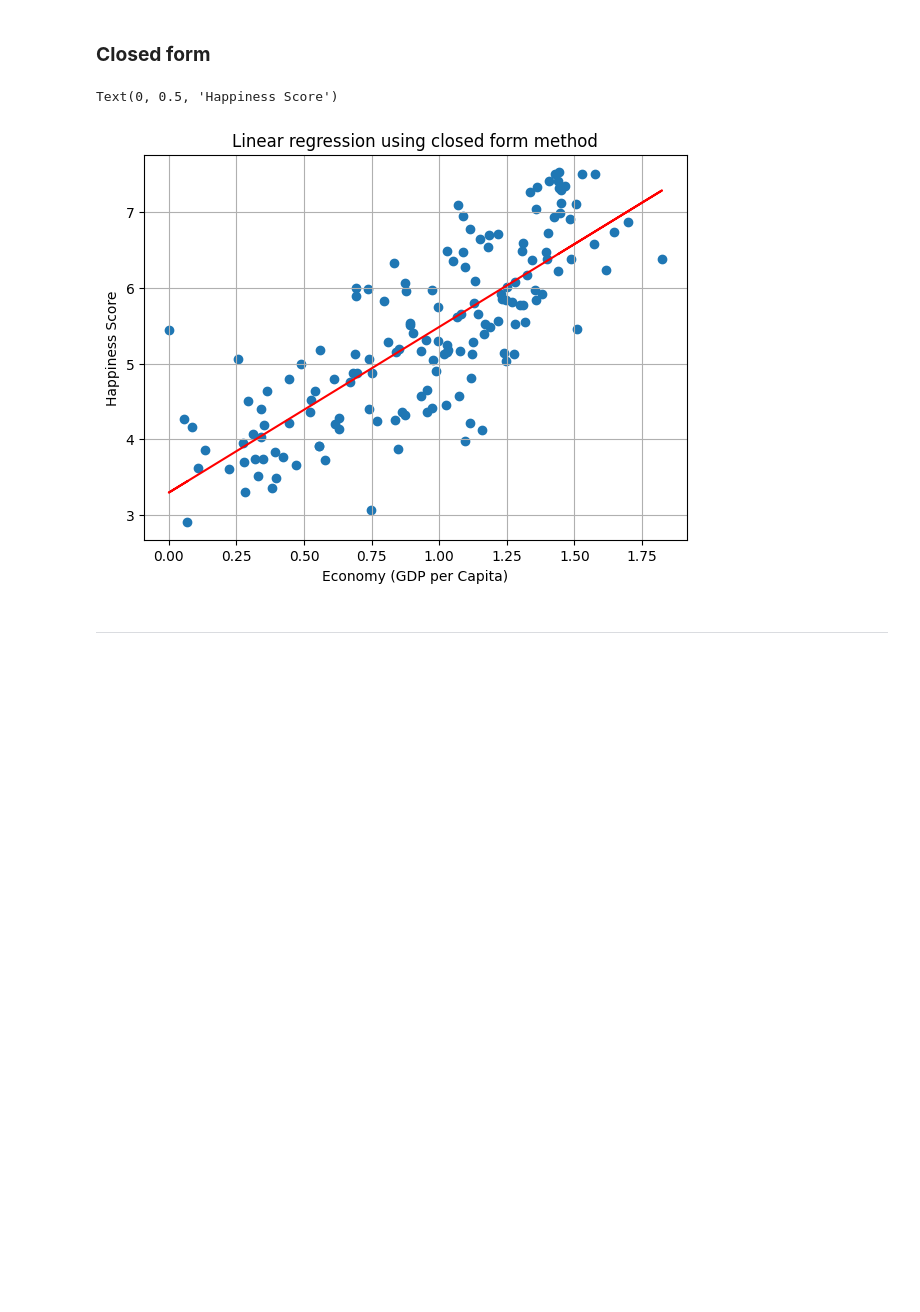
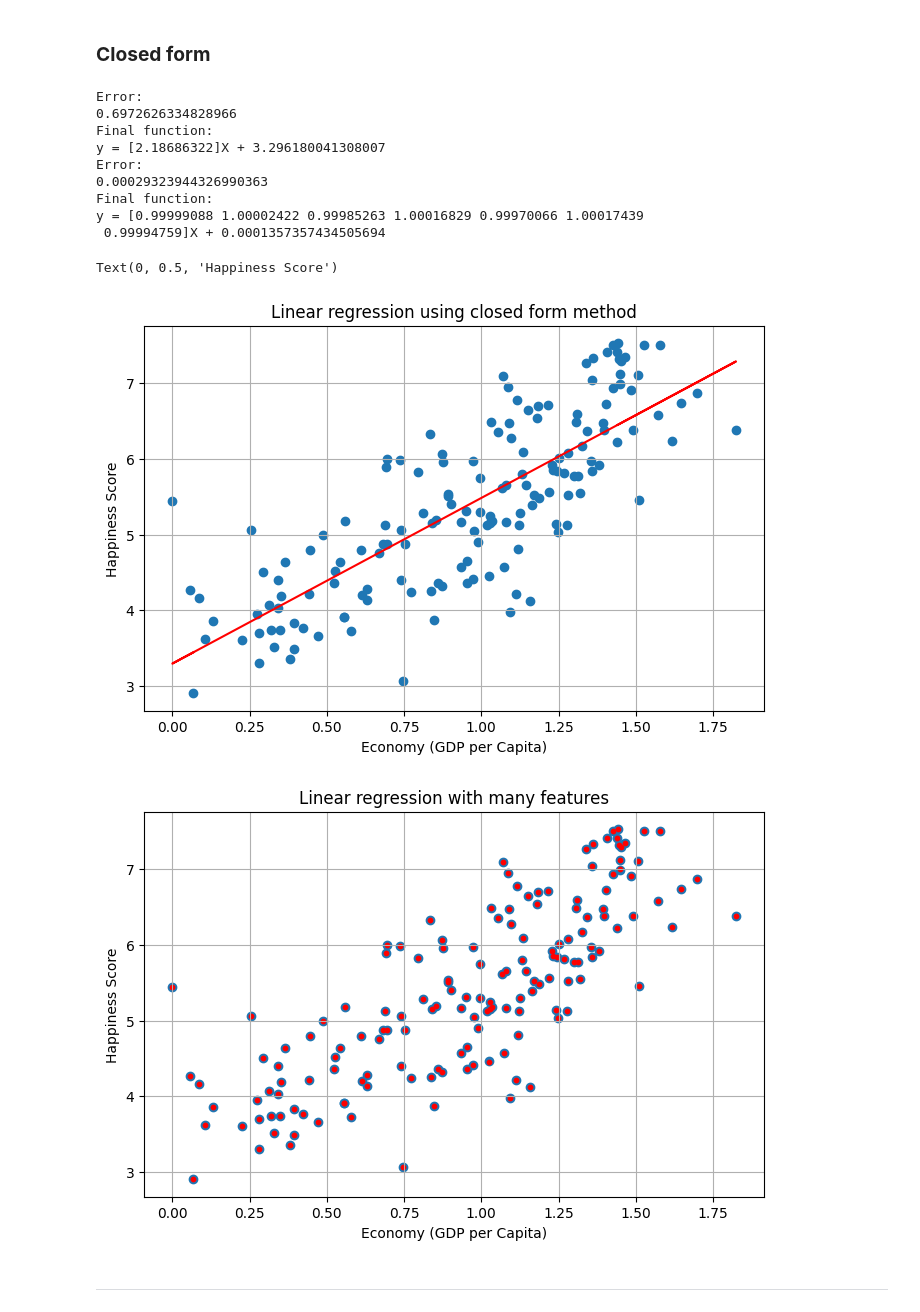
Before and after one commit to JasinskiKacper/machine_learning_from_scratch, a Jupyter notebook: 01_linear_regression/experiments.ipynb, the cells around one changed output. Drawn from its saved outputs; the diff is of its cells as text; code cells hidden in the pictures; blank space fills up the shorter version.

Commit message:
add metrics fix and end closed form and gradient descent

```diff
--- a/01_linear_regression/experiments.ipynb
+++ b/01_linear_regression/experiments.ipynb
@@ -110,24 +110,56 @@ for feature in features:
 # %%
 from closed_form import Linear_Regression_Closed_Form
 
 X = df['Economy (GDP per Capita)'].to_numpy()
 y = df['Happiness Score'].to_numpy()
 
 closed_form = Linear_Regression_Closed_Form()
 closed_form.fit(X, y)
 
 y_pred = closed_form.predict(X)
 
-plt.figure(figsize=(7, 5))
-plt.scatter(X, y)
-plt.plot(X, y_pred, color='red')
+print(f'Error:\n{RMSE(y, y_pred)}')
+print(f'Final function:\ny = {closed_form.weights}X + {closed_form.bias}')
+
+plt.figure(figsize=(8, 5))
+plt.scatter(X, y, label='Data')
+plt.plot(X, y_pred, color='red', label='Prediction')
 plt.grid(True)
 plt.title('Linear regression using closed form method')
 plt.xlabel('Economy (GDP per Capita)')
 plt.ylabel('Happiness Score')
+
+X = df[features].to_numpy()
+y = df['Happiness Score'].to_numpy()
+
+closed_form = Linear_Regression_Closed_Form()
+closed_form.fit(X, y)
+
+y_pred = closed_form.predict(X)
+
+print(f'Error:\n{RMSE(y, y_pred)}')
+print(f'Final function:\ny = {closed_form.weights}X + {closed_form.bias}')
+
+plt.figure(figsize=(8, 5))
+plt.scatter(X[:, 0], y, label='Data')
+plt.scatter(X[:, 0], y_pred, color='red', s=10, label='Prediction')
+plt.grid(True)
+plt.title('Linear regression with many features')
+plt.xlabel('Economy (GDP per Capita)')
+plt.ylabel('Happiness Score')
 # %% [output]
-Text(0, 0.5, 'Happiness Score')
+Error:
+0.6972626334828966
+Final function:
+y = [2.18686322]X + 3.296180041308007
+Error:
+0.00029323944326990363
+Final function:
+y = [0.99999088 1.00002422 0.99985263 1.00016829 0.99970066 1.00017439
+ 0.99994759]X + 0.0001357357434505694
+Text(0, 0.5, 'Happiness Score')
-[figure, old version]
+[figure, new version]
+[figure, added]
 # %% [markdown]
 ---
 # %% [markdown]
```
Also changed, not shown: parts of 2 cells of this notebook, 6 other files.
